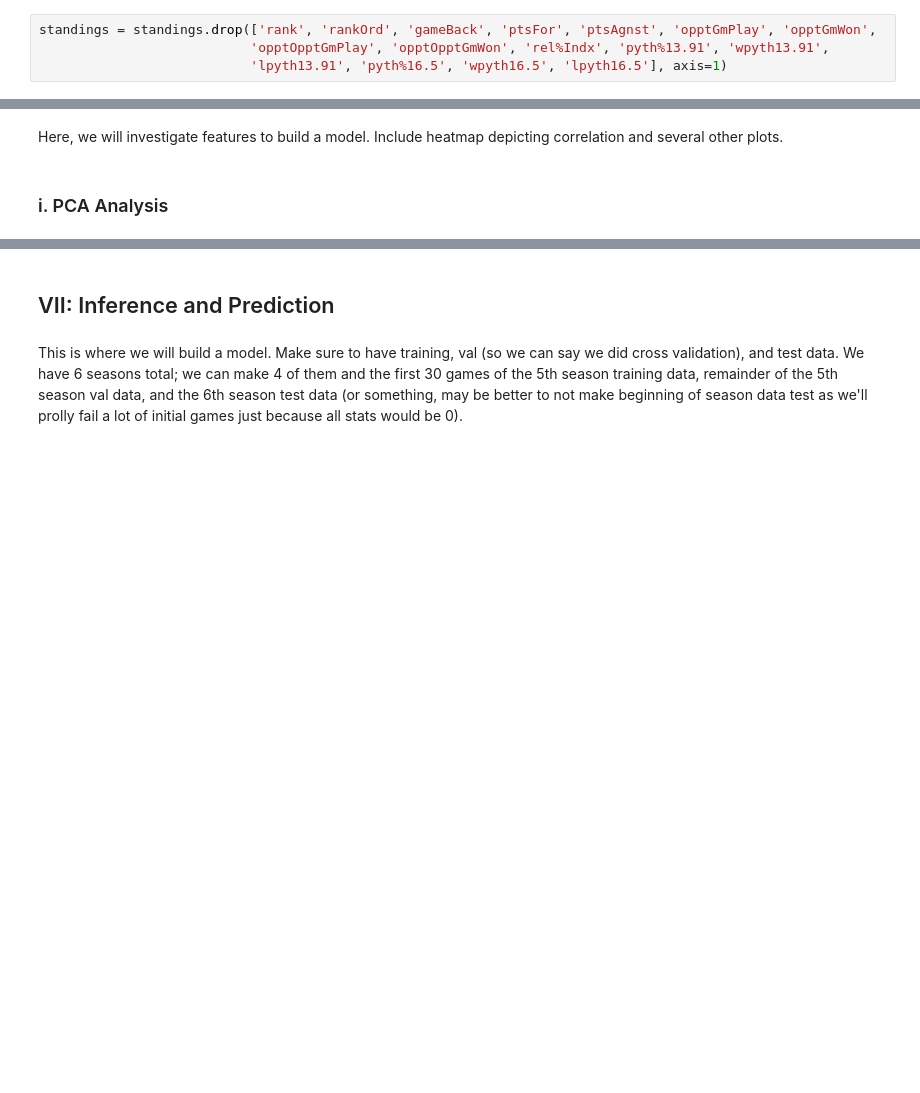
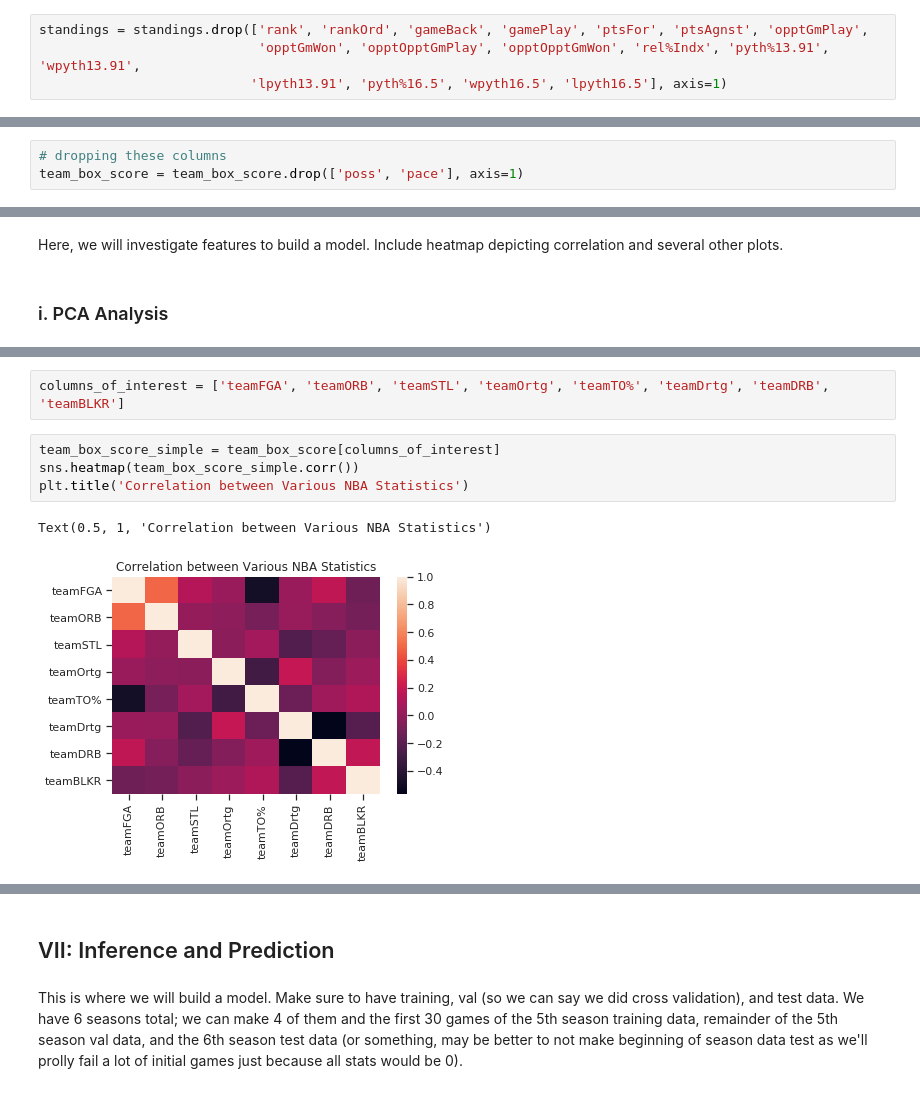
Before and after one commit to prashmalyala/ds100final, a Jupyter notebook: final.ipynb, the cells around one changed output, grey strips where cells are left out. Drawn from its saved outputs; the diff is of its cells as text; blank space fills up the shorter version.

```diff
--- a/final.ipynb
+++ b/final.ipynb
@@ -78,8 +116,8 @@ Rank, or seed, is determined by a variety of factors, including record (wins vs
 # %% [markdown]
 We also believe that information like totals for ptsFor and ptsAgnst aren't as useful as averages (ptsScore, ptsAllow). Opponent statistics like opptGmPlay and opptGmWon are effectively summarized in the strength of schedule (sos) column. Finally, statistics like rel%Indx and Pythagorean statistics are difficult to interpret; the goal of our analysis is to determine more simple statistics that have important relationships with a team's likelihood of winning. Consequently, we will drop all of these columns below.
 # %%
-standings = standings.drop(['rank', 'rankOrd', 'gameBack', 'ptsFor', 'ptsAgnst', 'opptGmPlay', 'opptGmWon',
-                           'opptOpptGmPlay', 'opptOpptGmWon', 'rel%Indx', 'pyth%13.91', 'wpyth13.91',
+standings = standings.drop(['rank', 'rankOrd', 'gameBack', 'gamePlay', 'ptsFor', 'ptsAgnst', 'opptGmPlay',
+                            'opptGmWon', 'opptOpptGmPlay', 'opptOpptGmWon', 'rel%Indx', 'pyth%13.91', 'wpyth13.91',
                            'lpyth13.91', 'pyth%16.5', 'wpyth16.5', 'lpyth16.5'], axis=1)
 # %% [markdown]
 **Winning percentages:**
@@ -149,3 +199,6 @@ team_box_score = team_box_score.drop(['gmTime', 'seasTyp', 'offLNm1', 'offFNm1',
+# %%
+# dropping these columns
+team_box_score = team_box_score.drop(['poss', 'pace'], axis=1)
 # %% [markdown]
 **Representing wins:**
 # %% [markdown]
@@ -327,0 +564,9 @@ Here, we will investigate features to build a model. Include heatmap depicting c
+# %%
+columns_of_interest = ['teamFGA', 'teamORB', 'teamSTL', 'teamOrtg', 'teamTO%', 'teamDrtg', 'teamDRB', 'teamBLKR']
+# %%
+team_box_score_simple = team_box_score[columns_of_interest]
+sns.heatmap(team_box_score_simple.corr())
+plt.title('Correlation between Various NBA Statistics')
+# %% [output]
+Text(0.5, 1, 'Correlation between Various NBA Statistics')
+[figure, added]
```
Also changed, not shown: parts of 55 cells of this notebook.
